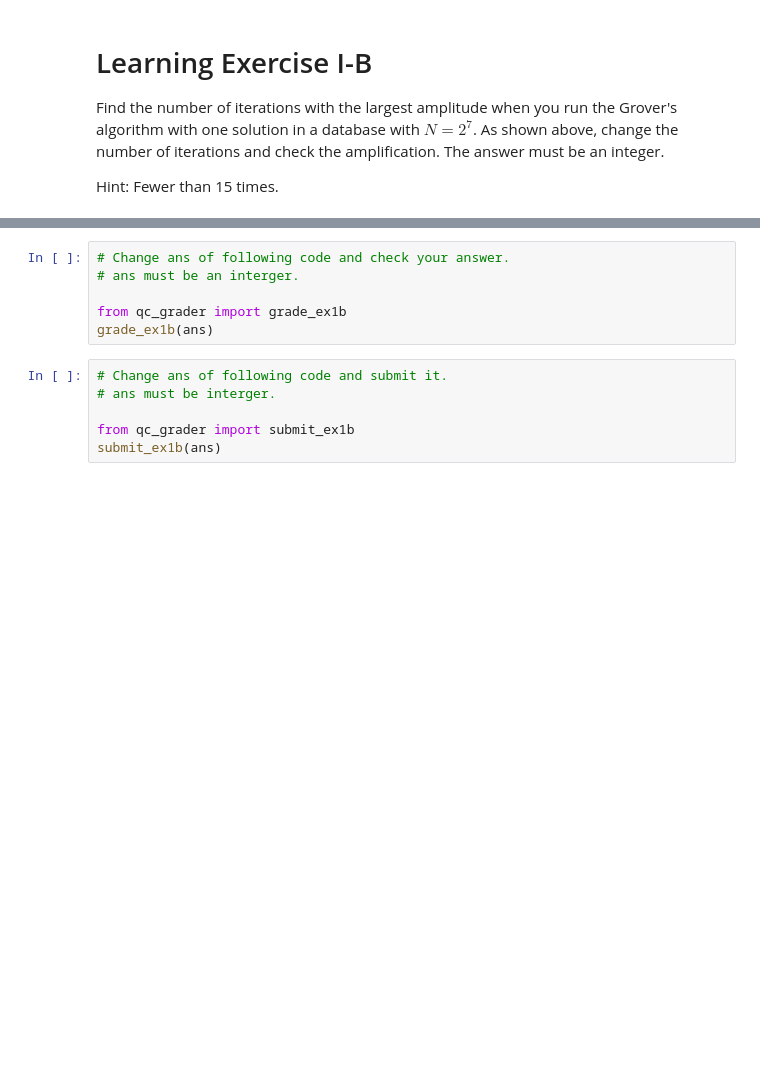
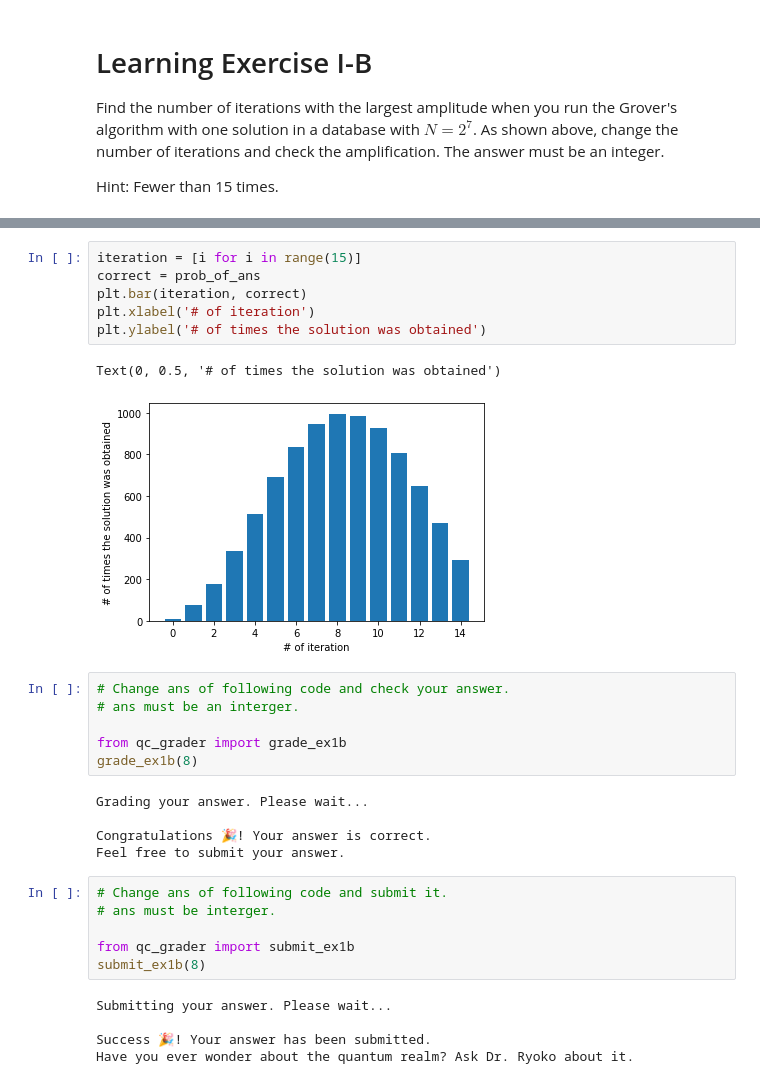
Before and after one commit to qiskit-community/IBMQuantumChallenge2020, a Jupyter notebook: exercises/week-1/ex_1b_en.ipynb, the cells around one changed output, grey strips where cells are left out. Drawn from its saved outputs; the diff is of its cells as text; blank space fills up the shorter version.

```diff
--- a/exercises/week-1/ex_1b_en.ipynb
+++ b/exercises/week-1/ex_1b_en.ipynb
@@ -339,12 +388,31 @@ Hint: Fewer than 15 times.
+# %%
+iteration = [i for i in range(15)]
+correct = prob_of_ans
+plt.bar(iteration, correct)
+plt.xlabel('# of iteration')
+plt.ylabel('# of times the solution was obtained')
+# %% [output]
+Text(0, 0.5, '# of times the solution was obtained')
+[figure, added]
 # %%
 # Change ans of following code and check your answer.
 # ans must be an interger.
 
 from qc_grader import grade_ex1b
-grade_ex1b(ans)
+grade_ex1b(8)
+# %% [output]
+Grading your answer. Please wait...
+
+Congratulations 🎉! Your answer is correct.
+Feel free to submit your answer.
 # %%
 # Change ans of following code and submit it.
 # ans must be interger.
 
 from qc_grader import submit_ex1b
-submit_ex1b(ans)
+submit_ex1b(8)
+# %% [output]
+Submitting your answer. Please wait...
+
+Success 🎉! Your answer has been submitted.
+Have you ever wonder about the quantum realm? Ask Dr. Ryoko about it.
```
Also changed, not shown: parts of 12 cells of this notebook, 51 other files.
